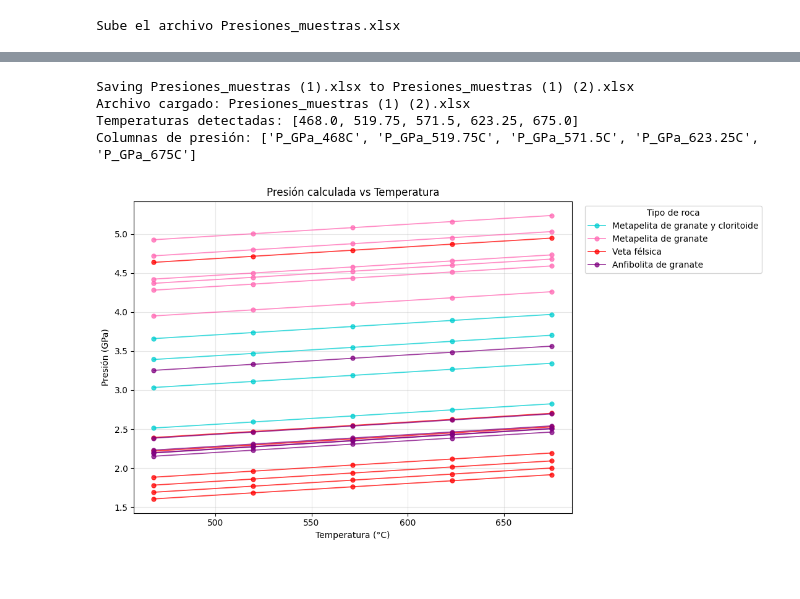
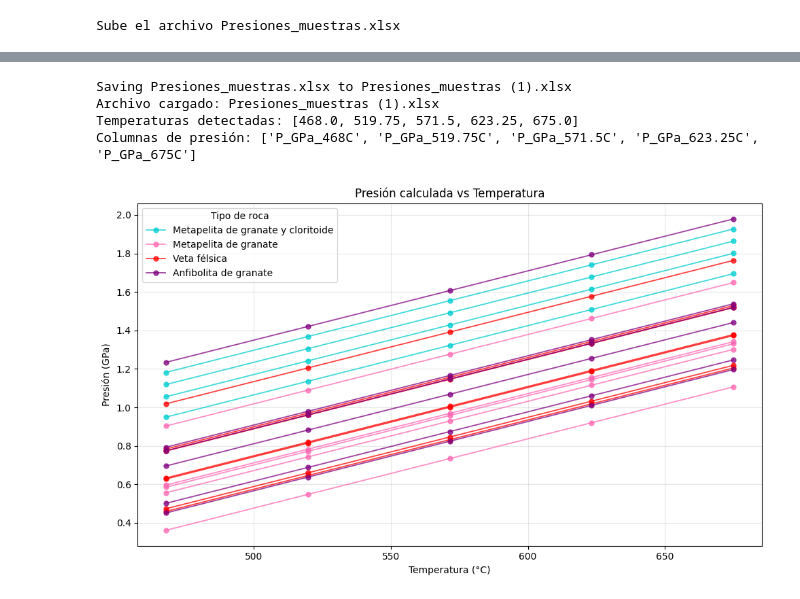
Before and after one commit to purinpurin11/Micas-blancas, a Jupyter notebook: Caddick_&_Thompson_(2008)_para_Si_en_fengita_(1).ipynb, the cells around one changed output, grey strips where cells are left out. Cells and saved outputs as stored; diff of their text form; code cells hidden in the pictures.

```diff
--- a/Caddick_&_Thompson_(2008)_para_Si_en_fengita_(1).ipynb
+++ b/Caddick_&_Thompson_(2008)_para_Si_en_fengita_(1).ipynb
@@ -2,9 +2,9 @@
 <a href="https://colab.research.google.com/github/purinpurin11/Micas-blancas/blob/P-Caddick-%26-Thompson-(2008)-para-Si-en-fengita-(1)/Caddick_%26_Thompson_(2008)_para_Si_en_fengita_(1).ipynb" target="_parent"><img src="https://colab.research.google.com/assets/colab-badge.svg" alt="Open In Colab"/></a>
 # %%
 # ============================================================
-# Cálculo de presiones con barómetro Mg-Si en fengita
-# Fórmula:
-# P(GPa) = 8.35*Mg - 1.72*Si + 0.0015*T(K) + 4.59
+# Cálculo de presiones con barómetro Si-en-fengita
+# Caddick & Thompson (2008)
+# P(GPa) = 4.19*Si + 0.0036*T(K) - 15.15
 # ============================================================
 
 !pip install openpyxl -q
@@ -12,14 +12,14 @@
 import pandas as pd
 from google.colab import files
 
-# 1. Subir archivo
+# Subir archivo
 print("Sube el archivo APFU_mica_blanca_11O.csv o .xlsx")
 uploaded = files.upload()
 
 archivo = list(uploaded.keys())[0]
 print("Archivo cargado:", archivo)
 
-# 2. Leer archivo
+# Leer archivo
 if archivo.lower().endswith((".xlsx", ".xls")):
     df = pd.read_excel(archivo)
 else:
@@ -28,16 +28,15 @@ else:
 # Limpiar nombres de columnas
 df.columns = df.columns.str.strip()
 
-# 3. Verificar columnas necesarias
-for col in ["Si", "Mg"]:
-    if col not in df.columns:
-        raise ValueError(f"No se encontró la columna '{col}' en el archivo.")
+# Verificar columna Si
+if "Si" not in df.columns:
+    raise ValueError("No se encontró la columna 'Si' en el archivo.")
 
 # Verificar o crear columna Muestra
 if "Muestra" not in df.columns:
     df = df.rename(columns={df.columns[0]: "Muestra"})
 
-# 4. Temperaturas solicitadas
+# Temperaturas
 temperaturas = [
     ("468C", 468.0),
     ("519.75C", 519.75),
@@ -46,17 +45,12 @@ temperaturas = [
     ("675C", 675.0)
 ]
 
-# 5. Calcular presiones con la nueva fórmula
+# 4. Calcular presiones
 for nombre, T_C in temperaturas:
     T_K = T_C + 273.15
-    df[f"P_GPa_{nombre}"] = (
-        8.35 * df["Mg"]
-        - 1.72 * df["Si"]
-        + 0.0015 * T_K
-        + 4.59
-    )
+    df[f"P_GPa_{nombre}"] = 4.19 * df["Si"] + 0.0036 * T_K - 15.15
 
-# 6. Seleccionar columnas de salida
+# 5. Seleccionar únicamente las columnas solicitadas (Corregido 'P_Gpa_519.75C' a 'P_GPa_519.75C')
 columnas_salida = [
     "Muestra",
     "P_GPa_468C",
@@ -68,7 +62,7 @@ columnas_salida = [
 
 resultado = df[columnas_salida].copy()
 
-# 7. Exportar a Excel con una sola hoja
+# 6. Exportar a Excel con una sola hoja
 nombre_salida = "Presiones_muestras.xlsx"
 
 with pd.ExcelWriter(nombre_salida, engine="openpyxl") as writer:
@@ -78,7 +72,7 @@ with pd.ExcelWriter(nombre_salida, engine="openpyxl") as writer:
         index=False
     )
 
-# 8. Mostrar resultado y descargar
+# 7. Mostrar resultado y descargar
 display(resultado)
 
 files.download(nombre_salida)
@@ -164,7 +158,7 @@ colores = {
 }
 
 # 5. Crear gráfico
-plt.figure(figsize=(11, 6))
+plt.figure(figsize=(10, 6))
 
 vistos = set()
 
@@ -179,38 +173,36 @@ for _, fila in df.iterrows():
     plt.plot(
         temperaturas,
         y,
         marker="o",
         color=color,
         alpha=0.75,
         linewidth=1.3,
         markersize=5,
         label=etiqueta
     )
 
     vistos.add(roca)
 
 plt.xlabel("Temperatura (°C)")
 plt.ylabel("Presión (GPa)")
 plt.title("Presión calculada vs Temperatura")
 plt.grid(True, alpha=0.3)
-
-# Se posiciona la leyenda afuera en la esquina superior derecha para que no estorbe
-plt.legend(title="Tipo de roca", loc="upper left", bbox_to_anchor=(1.02, 1))
+plt.legend(title="Tipo de roca")
 plt.tight_layout()
 
 # 6. Guardar y descargar gráfico
 nombre_png = "Grafico_Presiones_vs_Temperatura.png"
 plt.savefig(nombre_png, dpi=300, bbox_inches="tight")
 plt.show()
 
 files.download(nombre_png)
 # %% [output]
 Sube el archivo Presiones_muestras.xlsx
 [interactive output not drawn]
-Saving Presiones_muestras (1).xlsx to Presiones_muestras (1) (2).xlsx
-Archivo cargado: Presiones_muestras (1) (2).xlsx
+Saving Presiones_muestras.xlsx to Presiones_muestras (1).xlsx
+Archivo cargado: Presiones_muestras (1).xlsx
 Temperaturas detectadas: [468.0, 519.75, 571.5, 623.25, 675.0]
 Columnas de presión: ['P_GPa_468C', 'P_GPa_519.75C', 'P_GPa_571.5C', 'P_GPa_623.25C', 'P_GPa_675C']
-[figure, old version]
+[figure, new version]
 [interactive output not drawn]
 [interactive output not drawn]
```
Also changed, not shown: parts of 1 cell of this notebook.
